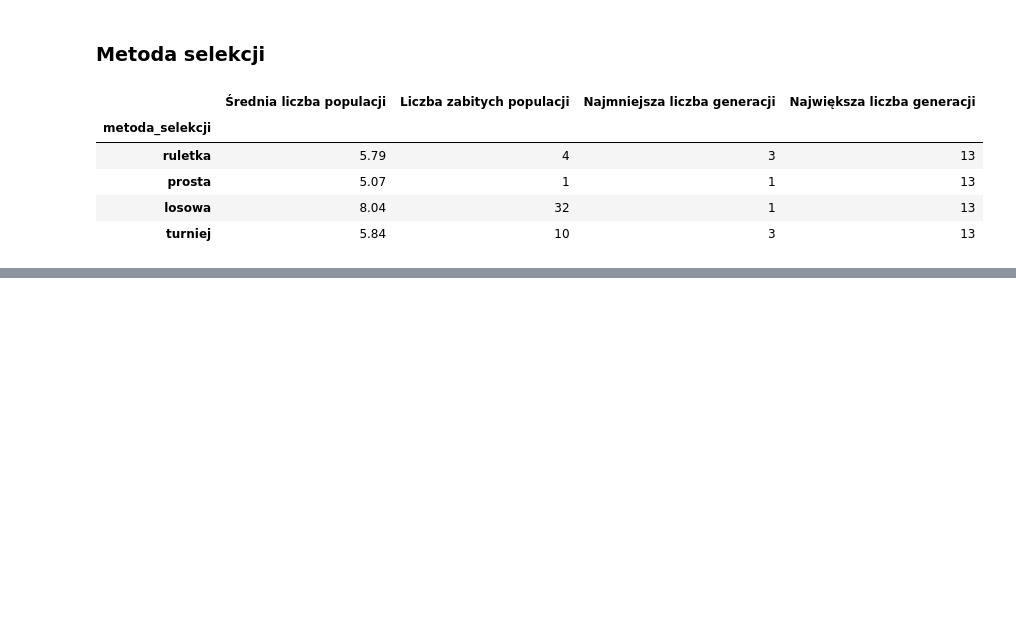
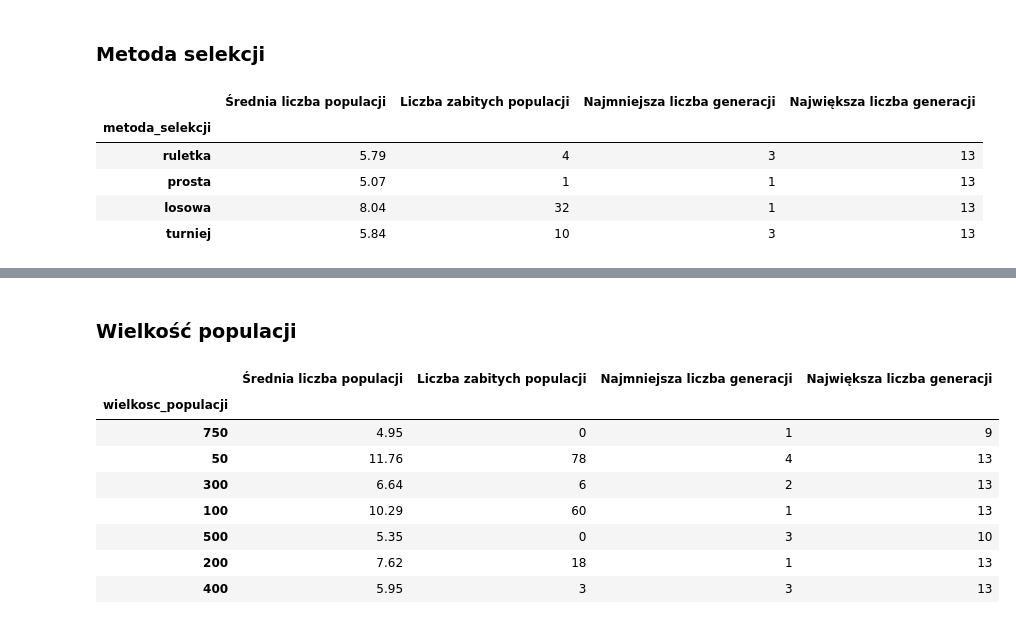
Before and after one commit to christopher-dabrowski/POSI-C3, a Jupyter notebook: Analiza pomiarow.ipynb, the cells around one changed output, grey strips where cells are left out. Cells and saved outputs as stored; diff of their text form; code cells hidden in the pictures; blank space fills up the shorter version.

```diff
--- a/Analiza pomiarow.ipynb
+++ b/Analiza pomiarow.ipynb
@@ -110,0 +221,16 @@ px.bar(df.sort_values(y), x=x, y=y, color=x,
+# %% [markdown]
+### Wielkość populacji
+# %%
+df = read_data_files_to_df(f'{base_path}/wielkosc_populacji')
+results_df = df.iloc[:, -4:]
+results_df
+# %% [output]
+|  | Średnia liczba populacji | Liczba zabitych populacji | Najmniejsza liczba generacji | Największa liczba generacji |
+| wielkosc_populacji |  |  |  |  |
+| 750 | 4.95 | 0 | 1 | 9 |
+| 50 | 11.76 | 78 | 4 | 13 |
+| 300 | 6.64 | 6 | 2 | 13 |
+| 100 | 10.29 | 60 | 1 | 13 |
+| 500 | 5.35 | 0 | 3 | 10 |
+| 200 | 7.62 | 18 | 1 | 13 |
+| 400 | 5.95 | 3 | 3 | 13 |
```
Also changed, not shown: parts of 14 cells of this notebook.
